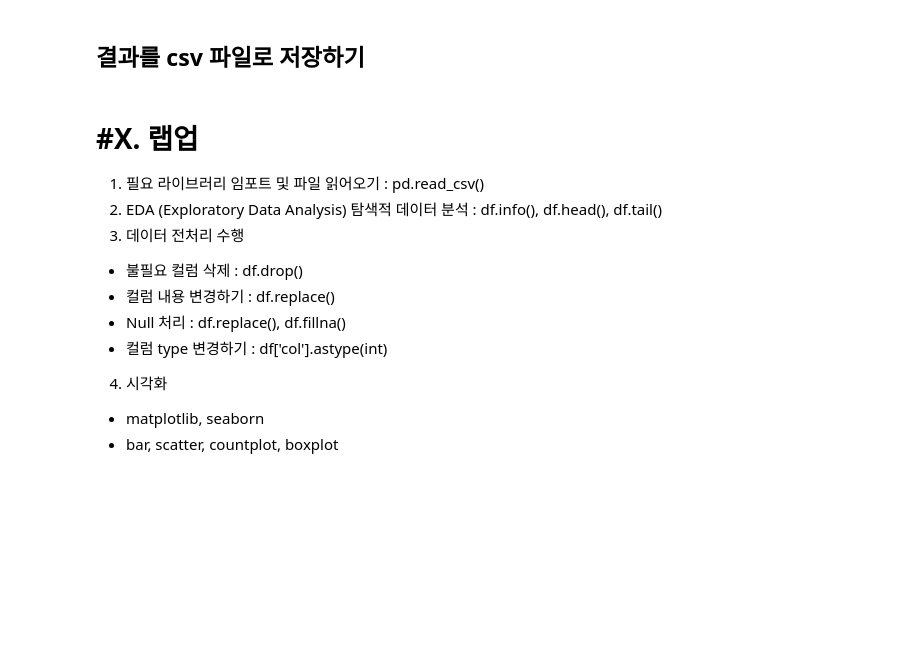
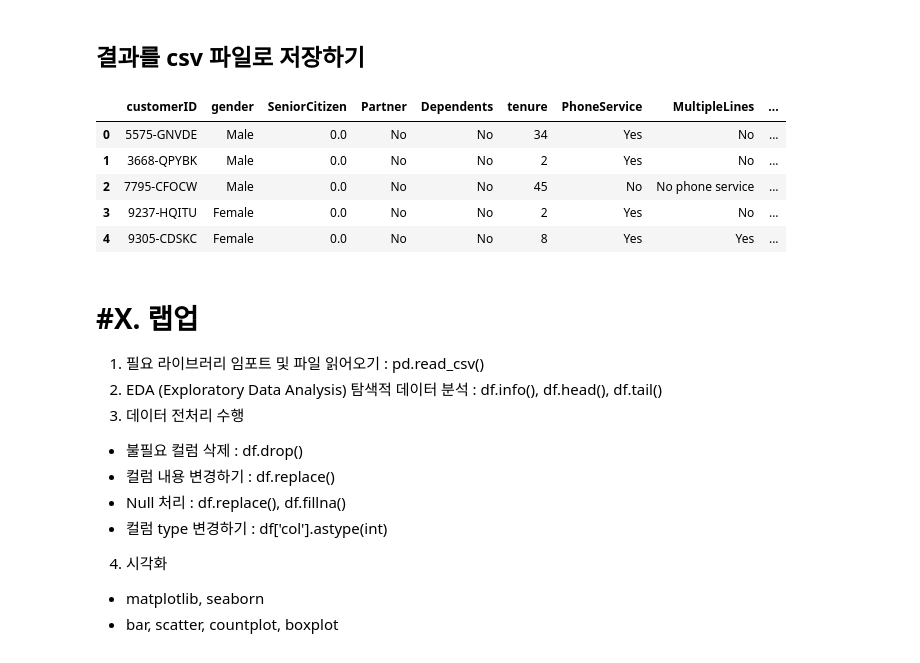
Before and after one commit to ZeroJoon2/pythonstudy, a Jupyter notebook: 25_파이썬데이터분석_실습_통신사고객이탈.ipynb, the cells around one changed output. Saved outputs shown, nothing was run; the diff lists cells and outputs as text; code cells hidden in the pictures; blank space fills up the shorter version.

```diff
--- a/25_파이썬데이터분석_실습_통신사고객이탈.ipynb
+++ b/25_파이썬데이터분석_실습_통신사고객이탈.ipynb
@@ -548,6 +548,15 @@ sns.boxplot(data = df_before1['TotalCharges'])
 ## 결과를 csv 파일로 저장하기
 # %%
 df_before1.to_csv('./data/25_data.csv', index = False)
+# %%
+pd.read_csv('./data/25_data.csv').head(5)
+# %% [output]
+|  | customerID | gender | SeniorCitizen | Partner | Dependents | tenure | PhoneService | MultipleLines | ... |
+| 0 | 5575-GNVDE | Male | 0.0 | No | No | 34 | Yes | No | ... |
+| 1 | 3668-QPYBK | Male | 0.0 | No | No | 2 | Yes | No | ... |
+| 2 | 7795-CFOCW | Male | 0.0 | No | No | 45 | No | No phone service | ... |
+| 3 | 9237-HQITU | Female | 0.0 | No | No | 2 | Yes | No | ... |
+| 4 | 9305-CDSKC | Female | 0.0 | No | No | 8 | Yes | Yes | ... |
 # %% [markdown]
 # #X. 랩업
 1. 필요 라이브러리 임포트 및 파일 읽어오기 : pd.read_csv()
```
Also changed, not shown: parts of 1 cell of this notebook.
